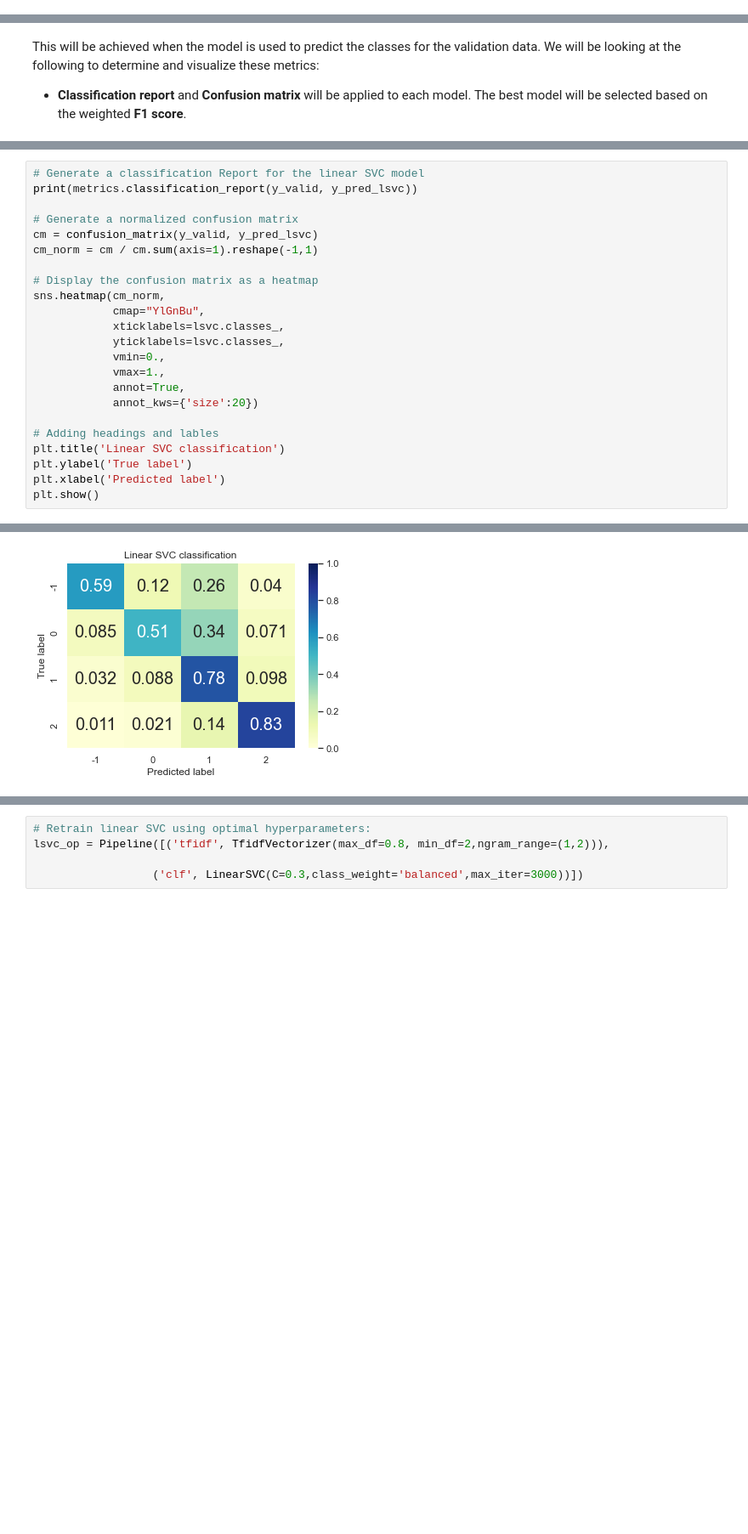
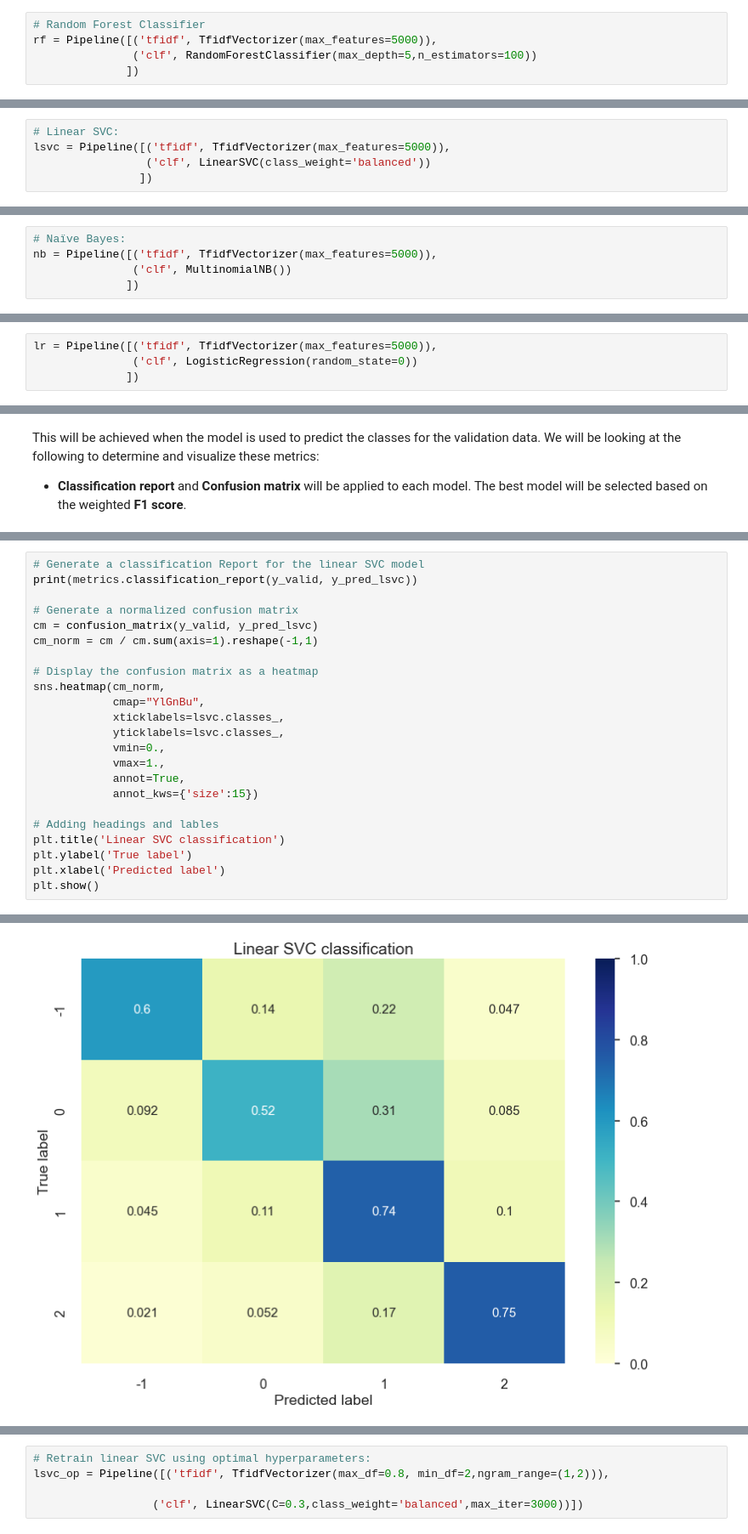
Before and after one commit to JayRolla/classification-predict-streamlit-template, a Jupyter notebook: es2 NOTEBOOK.ipynb, the cells around one changed output, grey strips where cells are left out. Shown at 85% size. Saved outputs shown, nothing was run; the diff lists cells and outputs as text; blank space fills up the shorter version.

```diff
--- a/es2 NOTEBOOK.ipynb
+++ b/es2 NOTEBOOK.ipynb
@@ -654,0 +652,5 @@ lsvc = Pipeline([('tfidf', TfidfVectorizer()),
+# %%
+# Random Forest Classifier
+rf = Pipeline([('tfidf', TfidfVectorizer(max_features=5000)),
+               ('clf', RandomForestClassifier(max_depth=5,n_estimators=100))
+              ])
@@ -654,0 +661,5 @@ lsvc = Pipeline([('tfidf', TfidfVectorizer()),
+# %%
+# Linear SVC:
+lsvc = Pipeline([('tfidf', TfidfVectorizer(max_features=5000)),
+                 ('clf', LinearSVC(class_weight='balanced'))
+                ])
@@ -654,0 +670,5 @@ lsvc = Pipeline([('tfidf', TfidfVectorizer()),
+# %%
+# Naïve Bayes:
+nb = Pipeline([('tfidf', TfidfVectorizer(max_features=5000)),
+               ('clf', MultinomialNB())
+              ])
@@ -654,0 +681,4 @@ lsvc = Pipeline([('tfidf', TfidfVectorizer()),
+# %%
+lr = Pipeline([('tfidf', TfidfVectorizer(max_features=5000)),
+               ('clf', LogisticRegression(random_state=0))
+              ])
@@ -868,7 +920,7 @@ sns.heatmap(cm_norm,
             vmin=0.,
             vmax=1.,
             annot=True,
-            annot_kws={'size':20})
+            annot_kws={'size':15})
 
 # Adding headings and lables
 plt.title('Linear SVC classification')
@@ -889,4 +941,4 @@ weighted avg       0.74      0.74      0.74      3164
-[figure, old version]
+[figure, new version]
 # %% [markdown]
 <a id="six"></a>
 ## 6. Model Selection
```
Also changed, not shown: parts of 58 cells of this notebook, 3 other files.
